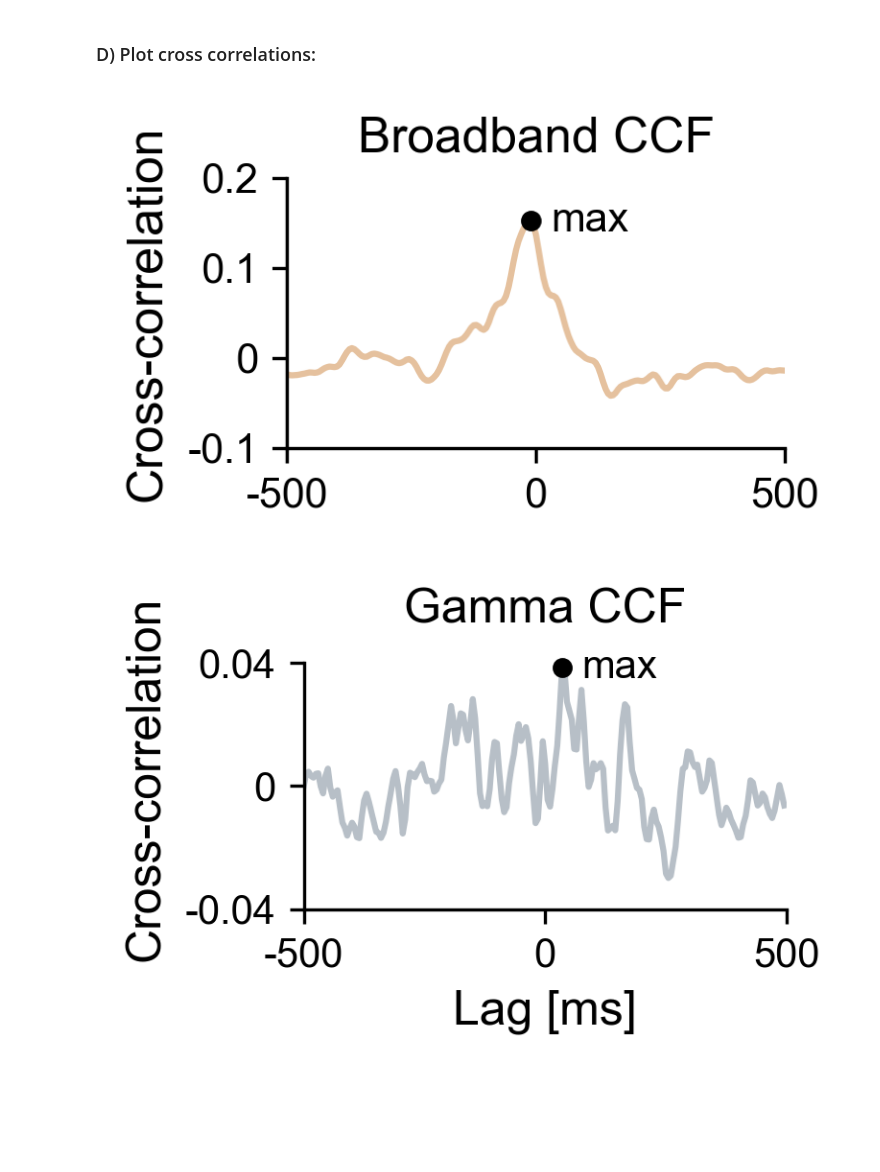
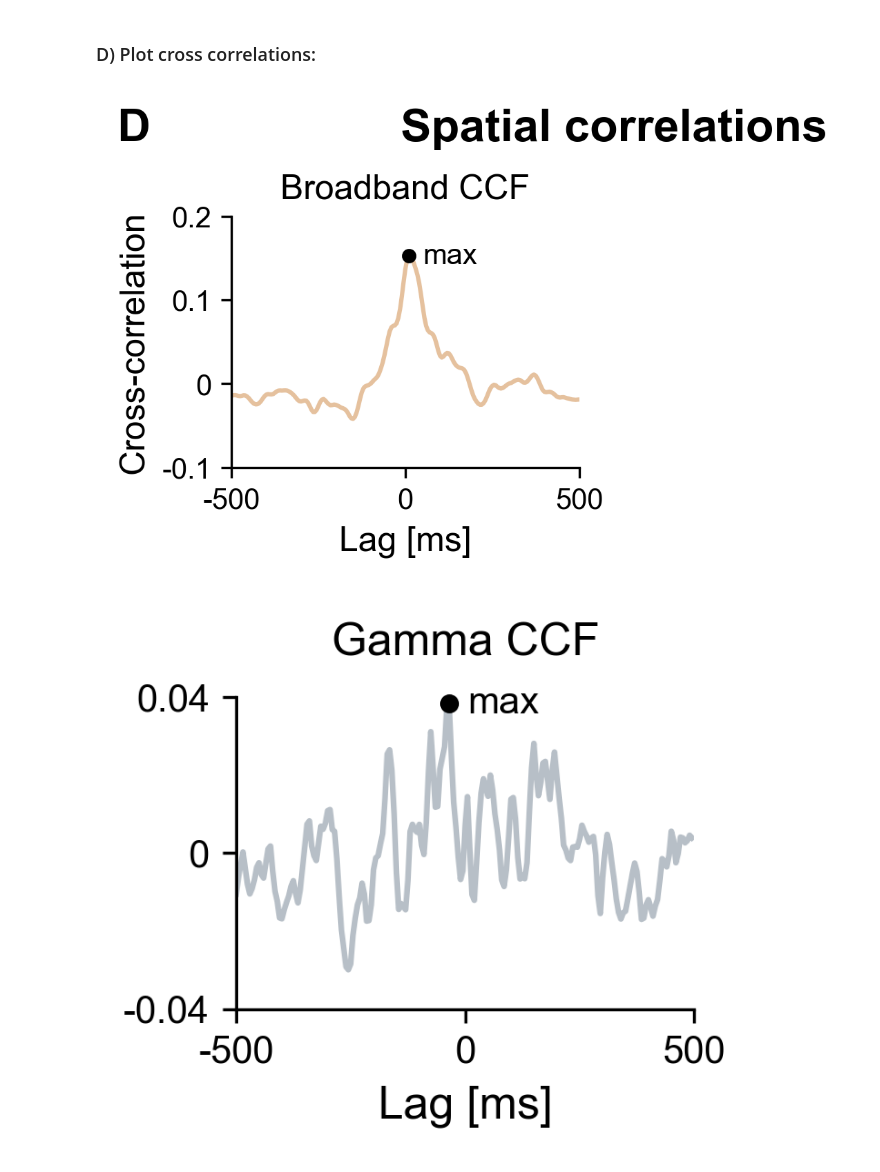
Before and after one commit to cusinatr/MNI-Analysis, a Jupyter notebook: Analysis/Figures/Fig_intro.ipynb, the cells around one changed output. Drawn from its saved outputs; the diff is of its cells as text; code cells hidden in the pictures; blank space fills up the shorter version.

```diff
--- a/Analysis/Figures/Fig_intro.ipynb
+++ b/Analysis/Figures/Fig_intro.ipynb
@@ -73,8 +45,8 @@ data_R = data["Data_R"].T
 Selected patients and channels to plot:
 # %%
 # Patients and channels to use
-pats = [34, 34] # [78, 78]  # [34, 34]
-chans = ["GD034Lr_3", "GD034Lu_2"] # ["MM078LOF3", "MM078LH8"]  # ["GD034Lr_3", "GD034Lu_2"]
+pats = [78, 78]  # [34, 34]
+chans = ["MM078LOF3", "MM078LH8"]  # ["GD034Lr_3", "GD034Lu_2"]
 lobes = ["Frontal", "Temporal"]
 # %% [markdown]
 Define names and colors:
@@ -407,7 +418,7 @@ for pat, chan, lobe in zip(pats, chans, lobes):
 ACF of gamma activity
 # %%
 # Figsize in cm
-figsize = (5.5, 5.5)
+figsize = (6.5, 4.5)
 
 for pat, chan, lobe in zip(pats, chans, lobes):
     pat_dir = gamma_path.joinpath("Pats", str(pat).zfill(3))
@@ -451,7 +462,15 @@ for pat, chan, lobe in zip(pats, chans, lobes):
             ls="--",
             lw=2,
             alpha=0.9,
-            label="exponential fit",
+            #label="exponential fit",
+        )
+        ax.plot(
+            [params[0] * 1000, params[0] * 1000],
+            [-0.1, params[1] * (1/np.e + params[2])],
+            lw=1,
+            ls="-.",
+            c="k",
+            zorder=5
         )
         ax.scatter(
             params[0] * 1000,
@@ -462,12 +481,11 @@ for pat, chan, lobe in zip(pats, chans, lobes):
             zorder=5
         )
         ax.annotate(
-            "timescale",
+            r"$\tau$=" + str(round(params[0] * 1000)) + " ms",
             (params[0] * 1000 + 20, params[1] * (1/np.e + params[2])),
             va="center",
             fontsize=plots.fsize.TEXT_SIZE
         )
-        # title = " - ".join([str(pat), chan, lobe])
         ax.set_title(
             "Gamma ACF", fontsize=plots.fsize.TITLE_SIZE
         )
@@ -502,7 +520,7 @@ for pat, chan, lobe in zip(pats, chans, lobes):
 ### D) Plot cross correlations:
 # %%
 # Figsize in cm
-figsize = (5.5, 3)
+figsize = (5.5, 4)
 
 fig, ax = plt.subplots(figsize=plots._get_figsize_inches(figsize), dpi=300)
 
@@ -559,7 +577,7 @@ for stage, data_stage in zip(
         labels=[-500, 0, 500],
         fontsize=plots.fsize.TICK_SIZE
     )
-    ax.set_xlabel("", fontsize=0)
+    ax.set_xlabel("Lag [ms]", fontsize=plots.fsize.LABEL_SIZE)
     ax.set_ylim(-0.1, 0.2)
     ax.set_yticks(
         [-0.1, 0, 0.1, 0.2],
@@ -571,13 +589,17 @@ for stage, data_stage in zip(
     )
     plots._format_spines(ax)
 
+# Annotate panel
+ax.text(-0.33, 1.3, "D", transform=ax.transAxes, size=16, weight='bold')
+ax.text(1.1, 1.3, "Spatial correlations", transform=ax.transAxes, size=16, weight='bold', ha="center")
+
 plots.save_figure(fig, fig_path.joinpath(f"CC_{pats[0]}.svg"))
 plt.show()
 # %% [output]
-[figure, old version]
+[figure, new version]
 # %%
 # Figsize in cm
-figsize = (5.5, 3)
+figsize = (5.5, 4)
 
 fig, ax = plt.subplots(figsize=plots._get_figsize_inches(figsize), dpi=300)
 
@@ -620,34 +642,35 @@ for stage, data_stage in zip(
         s=16,
         # label="max",
         zorder=4,
     )
     ax.annotate("max", (lag_max * 1000 / sfreq + 40, corr_max), fontsize=plots.fsize.TEXT_SIZE,
                 va="center")
     # Plot parameters
     ax.set_title(
         "Gamma CCF",
         fontsize=plots.fsize.TITLE_SIZE
     )
     ax.set_xlim(-500, 500)
     ax.set_xticks(
         [-500, 0, 500],
         labels=[-500, 0, 500],
         fontsize=plots.fsize.TICK_SIZE
     )
     ax.set_xlabel("Lag [ms]", fontsize=plots.fsize.LABEL_SIZE)
     ax.set_ylim(-0.04, 0.045)
     ax.set_yticks(
         [-0.04, 0, 0.04],
         labels=[-0.04, 0, 0.04],
         fontsize=plots.fsize.TICK_SIZE
     )
-    ax.set_ylabel(
-        "Cross-correlation", fontsize=plots.fsize.LABEL_SIZE
-    )
+    # ax.set_ylabel(
+    #     "Cross-correlation", fontsize=plots.fsize.LABEL_SIZE
+    # )
+    ax.set_ylabel("", fontsize=0)
     plots._format_spines(ax, s_bounds={"left": (-0.04, 0.04)})
 # ax.legend(frameon=False, fontsize=plots.fsize.TEXT_SIZE)
 
 plots.save_figure(fig, fig_path.joinpath(f"CC_{pats[0]}_gamma.svg"))
 plt.show()
 # %% [output]
-[figure, old version]
+[figure, new version]
```
Also changed, not shown: parts of 5 cells of this notebook, 3 other files.
